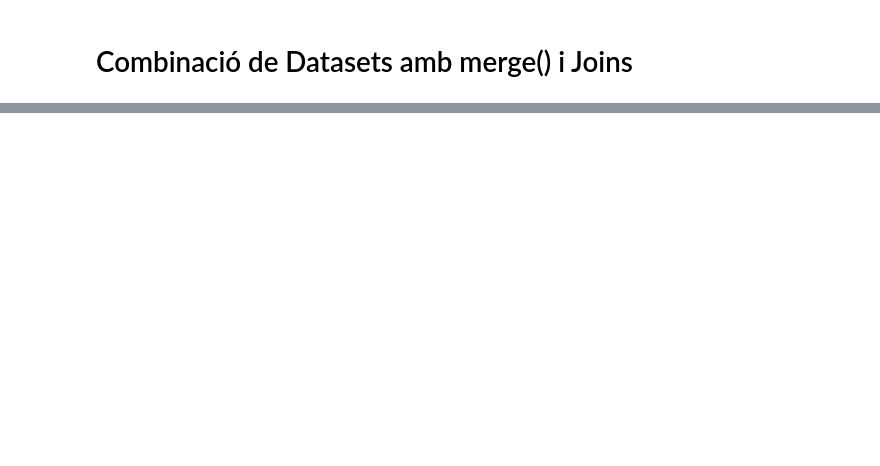
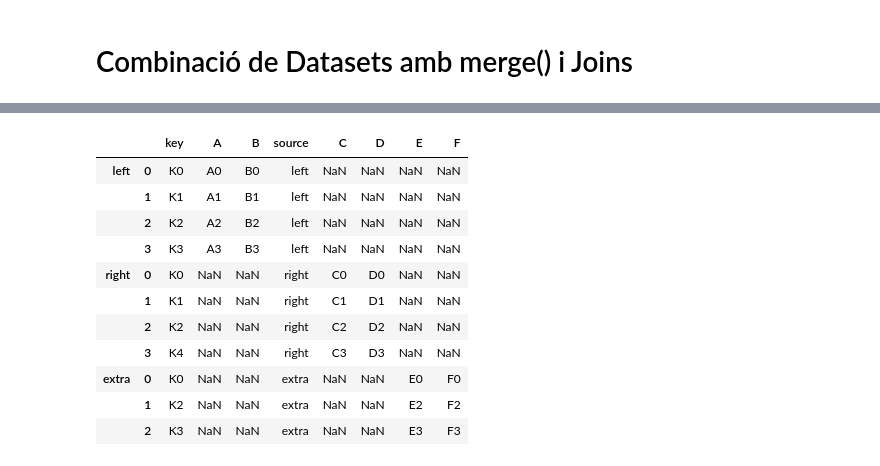
Before and after one commit to h3rm3x/DAM, a Jupyter notebook: Segundo/ERD/Ejercicios UD1/Ex1.9/Exercici 1.9 Manipulació de dades.ipynb, the cells around one changed output, grey strips where cells are left out. Saved outputs shown, nothing was run; the diff lists cells and outputs as text; code cells hidden in the pictures; blank space fills up the shorter version.

```diff
--- a/Segundo/ERD/Ejercicios UD1/Ex1.9/Exercici 1.9 Manipulació de dades.ipynb
+++ b/Segundo/ERD/Ejercicios UD1/Ex1.9/Exercici 1.9 Manipulació de dades.ipynb
@@ -22,0 +16,7 @@ import numpy as np
+# %%
+df_left = pd.DataFrame({
+    'key': ['K0','K1','K2','K3'],
+    'A': ['A0','A1','A2','A3'],
+    'B': ['B0','B1','B2','B3']
+})
+df_left
@@ -36,0 +36,7 @@ import numpy as np
+# %%
+df_right = pd.DataFrame({
+    'key': ['K0','K1','K2','K4'],
+    'C': ['C0','C1','C2','C3'],
+    'D': ['D0','D1','D2','D3']
+})
+df_right
@@ -111,0 +143,14 @@ Merge múltiple:
+# %%
+df_extra = pd.DataFrame({
+    'key':['K0','K2','K3'],
+    'E':['E0','E2','E3'],
+    'F':['F0','F2','F3']
+})
+
+# Merge df_left and df_right first, then with df_extra
+
+df_lr = pd.merge(df_left, df_right, on='key', how='outer')
+
+df_merged_three = pd.merge(df_lr, df_extra, on='key', how='outer')
+
+df_merged_three
@@ -129,0 +167,22 @@ extra 0  K1  NaN  NaN  extra  NaN  NaN   E1   F1
+# %%
+# Add source column to each and use keys in concat to create a MultiIndex
+left_s = df_left.assign(source='left')
+right_s = df_right.assign(source='right')
+extra_s = df_extra.assign(source='extra')
+
+df_concat = pd.concat([left_s, right_s, extra_s], keys=['left','right','extra'])
+
+df_concat
+# %% [output]
+|  |  | key | A | B | source | C | D | E | F |
+| left | 0 | K0 | A0 | B0 | left | NaN | NaN | NaN | NaN |
+|  | 1 | K1 | A1 | B1 | left | NaN | NaN | NaN | NaN |
+|  | 2 | K2 | A2 | B2 | left | NaN | NaN | NaN | NaN |
+|  | 3 | K3 | A3 | B3 | left | NaN | NaN | NaN | NaN |
+| right | 0 | K0 | NaN | NaN | right | C0 | D0 | NaN | NaN |
+|  | 1 | K1 | NaN | NaN | right | C1 | D1 | NaN | NaN |
+|  | 2 | K2 | NaN | NaN | right | C2 | D2 | NaN | NaN |
+|  | 3 | K4 | NaN | NaN | right | C3 | D3 | NaN | NaN |
+| extra | 0 | K0 | NaN | NaN | extra | NaN | NaN | E0 | F0 |
+|  | 1 | K2 | NaN | NaN | extra | NaN | NaN | E2 | F2 |
+|  | 2 | K3 | NaN | NaN | extra | NaN | NaN | E3 | F3 |
```
Also changed, not shown: parts of 17 cells of this notebook, 2 other files.
